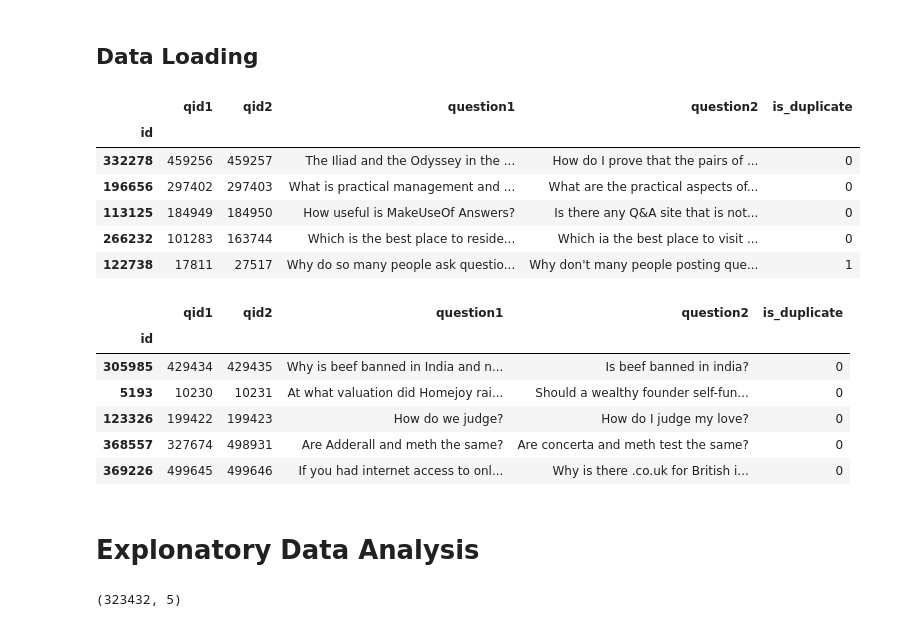
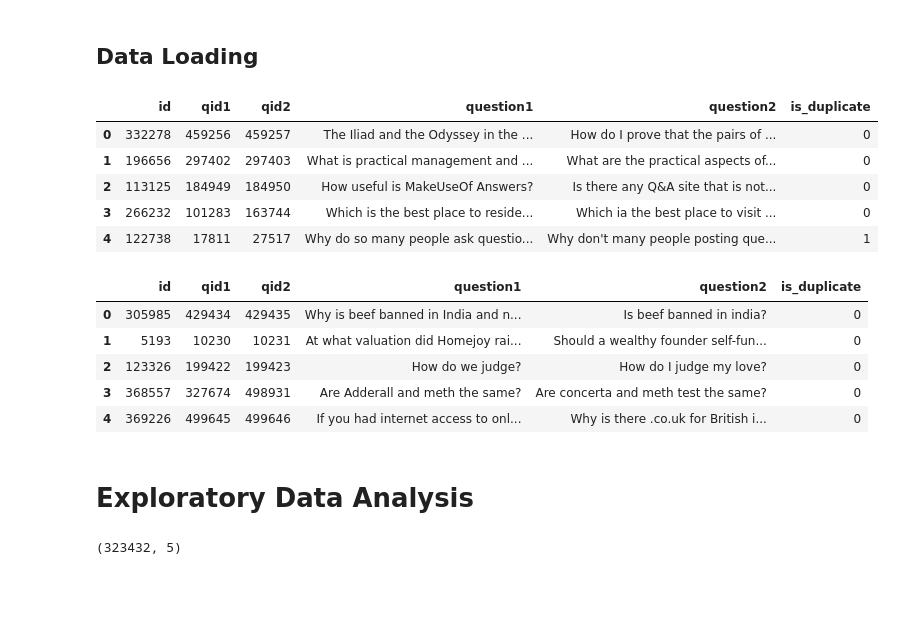
Before and after one commit to DariaDubovska/quora-duplicate-question-detection, a Jupyter notebook: notebooks/Quora_duplicates.ipynb, the cells around one changed output. Saved outputs shown, nothing was run; the diff lists cells and outputs as text; code cells hidden in the pictures; blank space fills up the shorter version.

```diff
--- a/notebooks/Quora_duplicates.ipynb
+++ b/notebooks/Quora_duplicates.ipynb
@@ -57,30 +68,28 @@ except ImportError:
 # %% [markdown]
 ## Data Loading
 # %%
-df = pd.read_csv(train_file, index_col=0)
+df = pd.read_csv(train_file)
 pd.set_option("display.max_colwidth", None)
 df.head()
 # %% [output]
-|  | qid1 | qid2 | question1 | question2 | is_duplicate |
-| id |  |  |  |  |  |
-| 332278 | 459256 | 459257 | The Iliad and the Odyssey in the ... | How do I prove that the pairs of ... | 0 |
-| 196656 | 297402 | 297403 | What is practical management and ... | What are the practical aspects of... | 0 |
-| 113125 | 184949 | 184950 | How useful is MakeUseOf Answers? | Is there any Q&A site that is not... | 0 |
-| 266232 | 101283 | 163744 | Which is the best place to reside... | Which ia the best place to visit ... | 0 |
-| 122738 | 17811 | 27517 | Why do so many people ask questio... | Why don't many people posting que... | 1 |
+|  | id | qid1 | qid2 | question1 | question2 | is_duplicate |
+| 0 | 332278 | 459256 | 459257 | The Iliad and the Odyssey in the ... | How do I prove that the pairs of ... | 0 |
+| 1 | 196656 | 297402 | 297403 | What is practical management and ... | What are the practical aspects of... | 0 |
+| 2 | 113125 | 184949 | 184950 | How useful is MakeUseOf Answers? | Is there any Q&A site that is not... | 0 |
+| 3 | 266232 | 101283 | 163744 | Which is the best place to reside... | Which ia the best place to visit ... | 0 |
+| 4 | 122738 | 17811 | 27517 | Why do so many people ask questio... | Why don't many people posting que... | 1 |
 # %%
-df_test = pd.read_csv(test_file, index_col=0)
+df_test = pd.read_csv(test_file)
 df_test.head()
 # %% [output]
-|  | qid1 | qid2 | question1 | question2 | is_duplicate |
-| id |  |  |  |  |  |
-| 305985 | 429434 | 429435 | Why is beef banned in India and n... | Is beef banned in india? | 0 |
-| 5193 | 10230 | 10231 | At what valuation did Homejoy rai... | Should a wealthy founder self-fun... | 0 |
-| 123326 | 199422 | 199423 | How do we judge? | How do I judge my love? | 0 |
-| 368557 | 327674 | 498931 | Are Adderall and meth the same? | Are concerta and meth test the same? | 0 |
-| 369226 | 499645 | 499646 | If you had internet access to onl... | Why is there .co.uk for British i... | 0 |
+|  | id | qid1 | qid2 | question1 | question2 | is_duplicate |
+| 0 | 305985 | 429434 | 429435 | Why is beef banned in India and n... | Is beef banned in india? | 0 |
+| 1 | 5193 | 10230 | 10231 | At what valuation did Homejoy rai... | Should a wealthy founder self-fun... | 0 |
+| 2 | 123326 | 199422 | 199423 | How do we judge? | How do I judge my love? | 0 |
+| 3 | 368557 | 327674 | 498931 | Are Adderall and meth the same? | Are concerta and meth test the same? | 0 |
+| 4 | 369226 | 499645 | 499646 | If you had internet access to onl... | Why is there .co.uk for British i... | 0 |
 # %% [markdown]
-# Explonatory Data Analysis
+# Exploratory Data Analysis
 # %%
 df.shape
 # %% [output]
```
Also changed, not shown: parts of 44 cells of this notebook, 3 other files.
